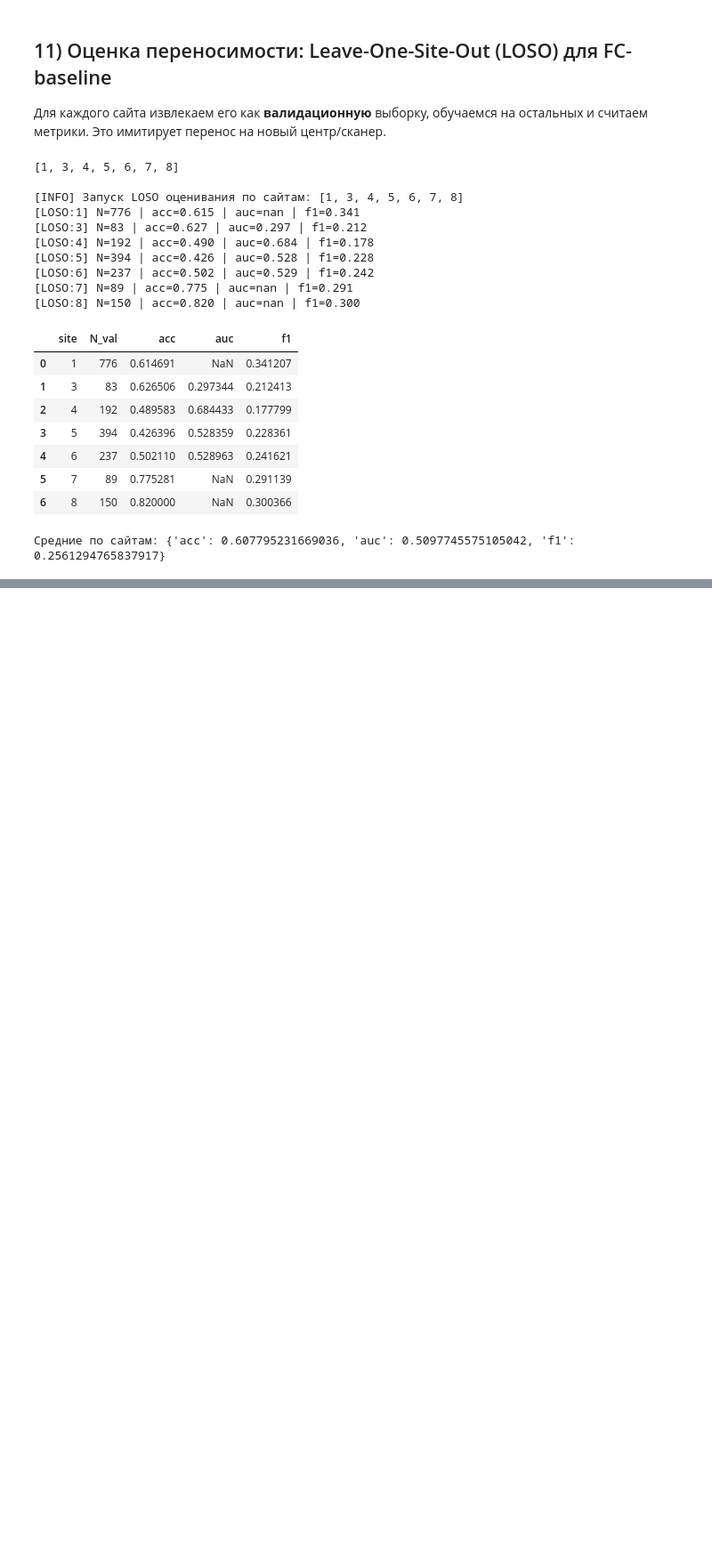
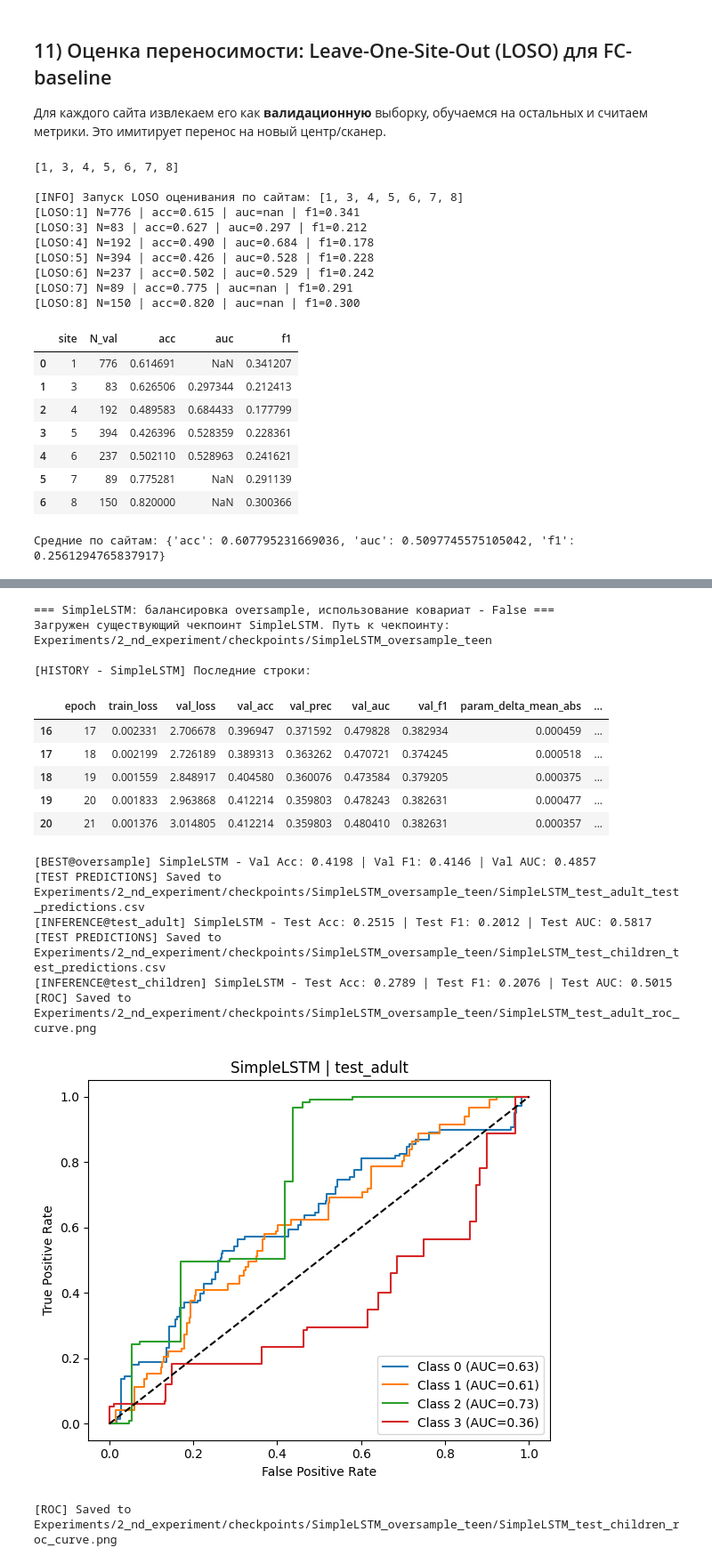
Before and after one commit to Amissum/ADHD_connectome_biomarkers_transfer_research, a Jupyter notebook: ADHD200/Pipelines/AthenaPipeline/Iter_3_ADHD200_train_v3.ipynb, the cells around one changed output, grey strips where cells are left out. Shown at 89% size. Cells and saved outputs as stored; diff of their text form; code cells hidden in the pictures; blank space fills up the shorter version.

```diff
--- a/ADHD200/Pipelines/AthenaPipeline/Iter_3_ADHD200_train_v3.ipynb
+++ b/ADHD200/Pipelines/AthenaPipeline/Iter_3_ADHD200_train_v3.ipynb
@@ -2880,0 +3340,47 @@ else:
+# %%
+# Создаём эксперимент Train Teen -> Test Adult (для SimpleLSTM)
+experiment_lstm_teen = SingleExperimentWithTests(
+    model=SimpleLSTM(n_rois=teen_dl_over.ROI, n_classes=N_CLASSES, cov_dim=teen_dl_over.cov_dim_s, hidden=64, num_layers=1).to(DEVICE),
+    experiment_data_loader=teen_dl_over,
+    reuse_baseline_models=REUSE_BASELINE_MODELS,
+    class_counts_main=class_counts_main,
+    checkpoint_dir=CHECKPOINT_DIR_2,
+    experiment_tag='teen',
+    device=DEVICE,
+    epochs=EPOCHS,
+    lr=LR,
+    weight_decay=WEIGHT_DECAY,
+    debug=True,
+    early_metric=EARLY_STOP_METRIC,
+    patience=EARLY_STOP_PATIENCE,
+    min_delta=MIN_DELTA_IMPROVE,
+    class_weight_strength=1.0,
+    test_loaders={'test_adult': adult_dl_over.inference_loader,
+                  'test_children': children_dl_over.inference_loader}
+)
+experiment_lstm_teen.train()
+experiment_lstm_teen.evaluate()
+
+# Запуск тестов и построение ROC кривых для эксперимента Train Teen -> Test Adult.
+# Ожидаем, что для смежной когорты adults результаты по AUC будут лучше, чем для более удалённой когорты teens.
+experiment_lstm_teen.run_tests()
+experiment_lstm_teen.plot_test_roc()
+# %% [output]
+=== SimpleLSTM: балансировка oversample, использование ковариат - False ===
+Загружен существующий чекпоинт SimpleLSTM. Путь к чекпоинту: Experiments/2_nd_experiment/checkpoints/SimpleLSTM_oversample_teen
+
+[HISTORY - SimpleLSTM] Последние строки:
+|  | epoch | train_loss | val_loss | val_acc | val_prec | val_auc | val_f1 | param_delta_mean_abs | ... |
+| 16 | 17 | 0.002331 | 2.706678 | 0.396947 | 0.371592 | 0.479828 | 0.382934 | 0.000459 | ... |
+| 17 | 18 | 0.002199 | 2.726189 | 0.389313 | 0.363262 | 0.470721 | 0.374245 | 0.000518 | ... |
+| 18 | 19 | 0.001559 | 2.848917 | 0.404580 | 0.360076 | 0.473584 | 0.379205 | 0.000375 | ... |
+| 19 | 20 | 0.001833 | 2.963868 | 0.412214 | 0.359803 | 0.478243 | 0.382631 | 0.000477 | ... |
+| 20 | 21 | 0.001376 | 3.014805 | 0.412214 | 0.359803 | 0.480410 | 0.382631 | 0.000357 | ... |
+[BEST@oversample] SimpleLSTM - Val Acc: 0.4198 | Val F1: 0.4146 | Val AUC: 0.4857
+[TEST PREDICTIONS] Saved to Experiments/2_nd_experiment/checkpoints/SimpleLSTM_oversample_teen/SimpleLSTM_test_adult_test_predictions.csv
+[INFERENCE@test_adult] SimpleLSTM - Test Acc: 0.2515 | Test F1: 0.2012 | Test AUC: 0.5817
+[TEST PREDICTIONS] Saved to Experiments/2_nd_experiment/checkpoints/SimpleLSTM_oversample_teen/SimpleLSTM_test_children_test_predictions.csv
+[INFERENCE@test_children] SimpleLSTM - Test Acc: 0.2789 | Test F1: 0.2076 | Test AUC: 0.5015
+[ROC] Saved to Experiments/2_nd_experiment/checkpoints/SimpleLSTM_oversample_teen/SimpleLSTM_test_adult_roc_curve.png
+[figure, added]
+[ROC] Saved to Experiments/2_nd_experiment/checkpoints/SimpleLSTM_oversample_teen/SimpleLSTM_test_children_roc_curve.png
```
Also changed, not shown: parts of 60 cells of this notebook.
